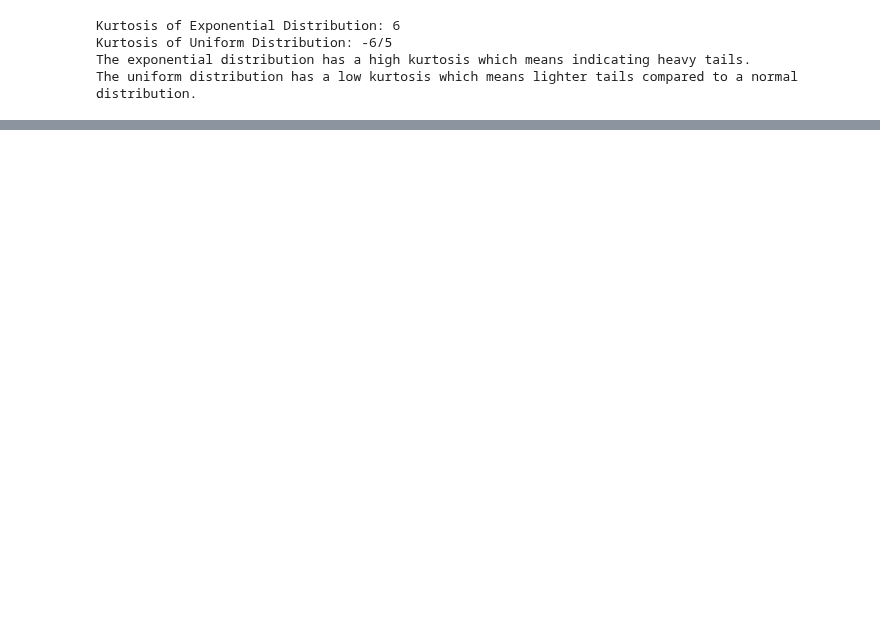
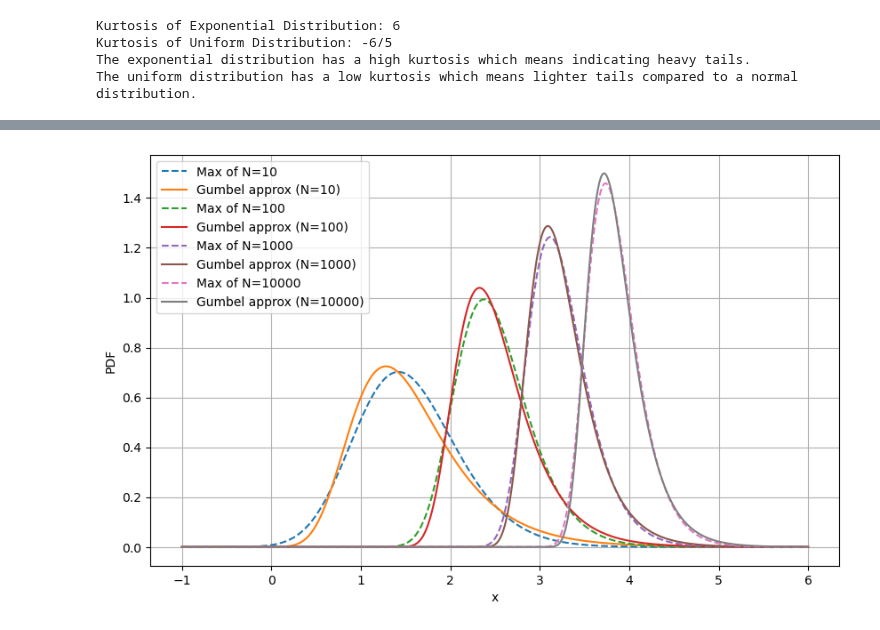
Before and after one commit to kubaq215/Risk-management, a Jupyter notebook: note1.ipynb, the cells around one changed output, grey strips where cells are left out. Drawn from its saved outputs; the diff is of its cells as text; code cells hidden in the pictures; blank space fills up the shorter version.

```diff
--- a/note1.ipynb
+++ b/note1.ipynb
@@ -217,3 +217,36 @@ The uniform distribution has a low kurtosis which means lighter tails compared t
 # Zadanie w pdfie (images/note1/solutions)
 # %% [markdown]
 ![zad8.png](images/note1/zad8.png)
+# %%
+import numpy as np
+import matplotlib.pyplot as plt
+from scipy.stats import norm, gumbel_r
+
+x = np.linspace(-1, 6, 1000)
+Ns = [10, 100, 1000, 10000]
+
+plt.figure(figsize=(10, 6))
+
+for N in Ns:
+    F = norm.cdf(x)
+    F_max = F**N # dystrybuanta maksimum (CDF maksimum)
+
+    f = norm.pdf(x)
+    p_max = N * F**(N-1) * f # gęstość rozkładu maksimum - pochodna dystrybuanty (PDF maksimum)
+
+    a_N = norm.ppf(1 - 1/N)
+    b_N = norm.ppf(1 - 1/(N*np.e)) - a_N
+
+    u = (x - a_N) / b_N # x = u * b_N + a_N => dx = b_N * du => p_u(u)du = p_x(x)dx => p_x(x) = p_u(u) / b_N
+    p_gumbel = gumbel_r.pdf(u) / b_N  # gęstość rozkładu Gumbla po zmianie zmiennej
+
+    plt.plot(x, p_max, '--', label=f'Max of N={N}')
+    plt.plot(x, p_gumbel, label=f'Gumbel approx (N={N})')
+
+plt.xlabel("x")
+plt.ylabel("PDF")
+plt.legend()
+plt.grid()
+plt.show()
+# %% [output]
+[figure, added]
```
